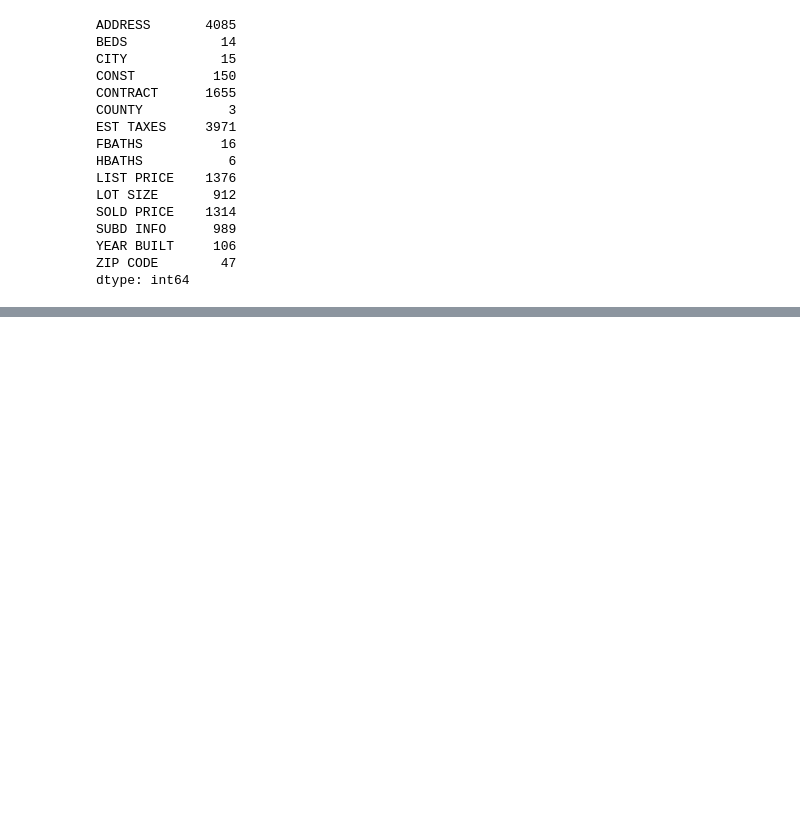
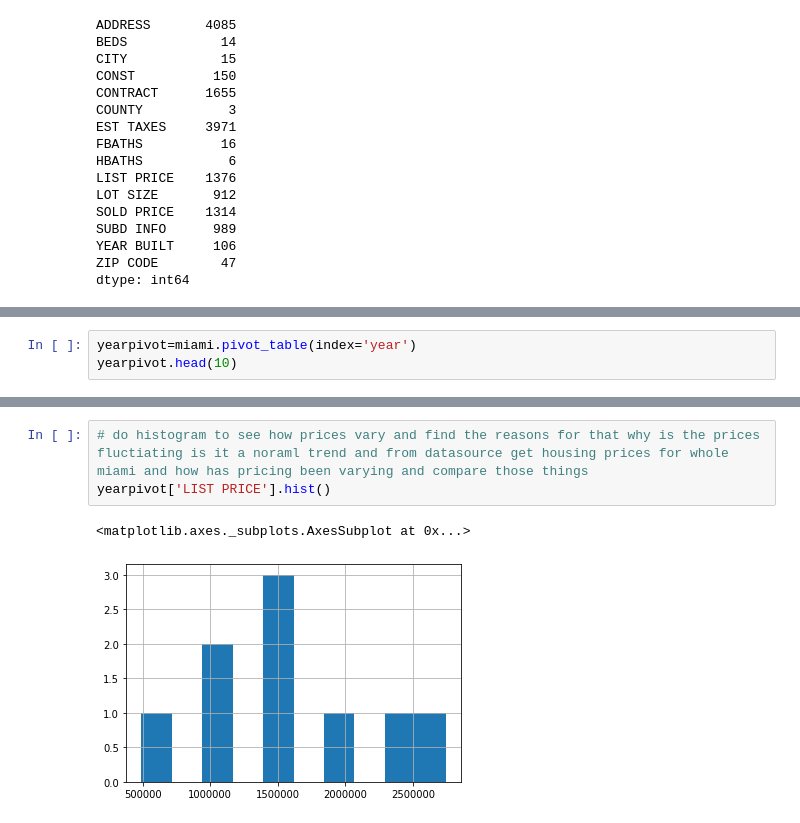
Before and after one commit to talalgedeon/Big-Data-Project, a Jupyter notebook: Miami Real Estate/Real Estate Data.ipynb, the cells around one changed output, grey strips where cells are left out. Saved outputs shown, nothing was run; the diff lists cells and outputs as text; blank space fills up the shorter version.

```diff
--- a/Miami Real Estate/Real Estate Data.ipynb
+++ b/Miami Real Estate/Real Estate Data.ipynb
@@ -207,0 +218,3 @@ miami.head()
+# %%
+yearpivot=miami.pivot_table(index='year')
+yearpivot.head(10)
@@ -208 +233,7 @@ miami.head()
+# %%
+# do histogram to see how prices vary and find the reasons for that why is the prices fluctiating is it a noraml trend and from datasource get housing prices for whole miami and how has pricing been varying and compare those things
+yearpivot['LIST PRICE'].hist()
+# %% [output]
+<matplotlib.axes._subplots.AxesSubplot at 0x...>
+[figure, added]
 # %%
```
Also changed, not shown: parts of 24 cells of this notebook, 5 other files.
